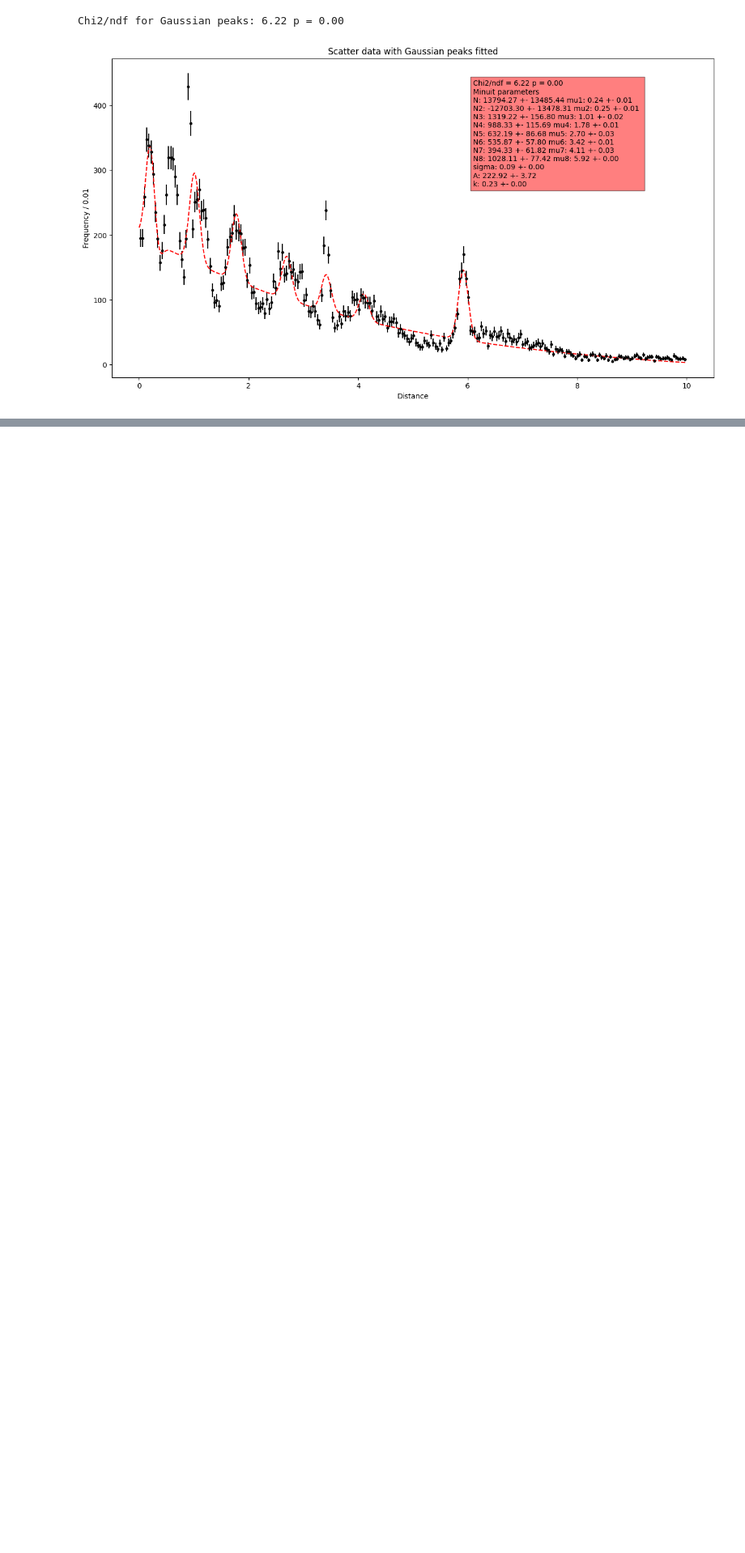
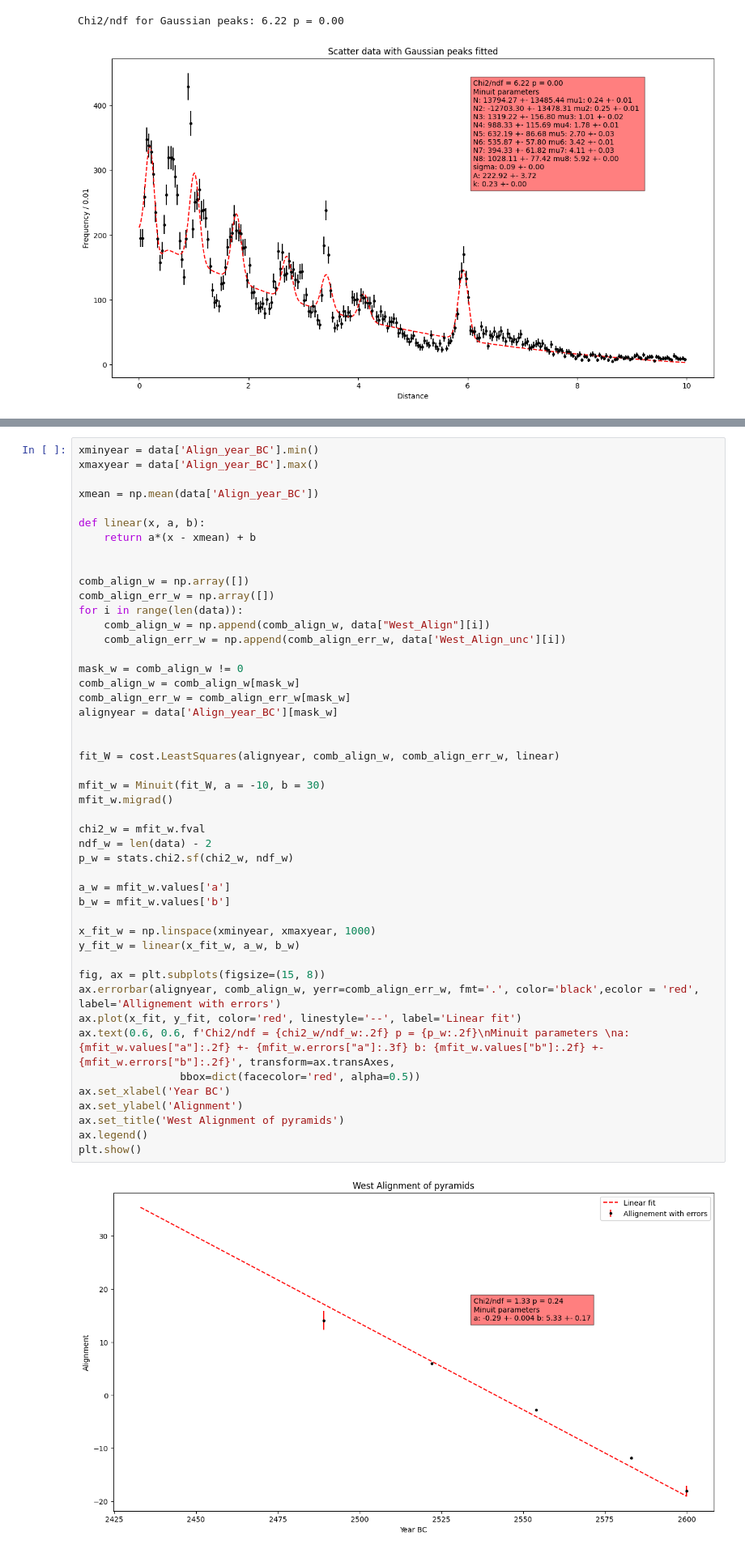
Before and after one commit to EliasBS/AppStat2024, a Jupyter notebook: DataAndCodeForExam/AppStatExam2024.ipynb, the cells around one changed output, grey strips where cells are left out. Shown at 81% size. Saved outputs shown, nothing was run; the diff lists cells and outputs as text; blank space fills up the shorter version.

```diff
--- a/DataAndCodeForExam/AppStatExam2024.ipynb
+++ b/DataAndCodeForExam/AppStatExam2024.ipynb
@@ -1523,0 +1722,49 @@ The reduced chi2 of 6.22 most likely indicates a significant deviation from the
+# %%
+xminyear = data['Align_year_BC'].min()
+xmaxyear = data['Align_year_BC'].max()
+
+xmean = np.mean(data['Align_year_BC'])
+
+def linear(x, a, b):
+    return a*(x - xmean) + b
+
+
+comb_align_w = np.array([])
+comb_align_err_w = np.array([])
+for i in range(len(data)):
+    comb_align_w = np.append(comb_align_w, data["West_Align"][i])
+    comb_align_err_w = np.append(comb_align_err_w, data['West_Align_unc'][i])
+
+mask_w = comb_align_w != 0
+comb_align_w = comb_align_w[mask_w]
+comb_align_err_w = comb_align_err_w[mask_w]
+alignyear = data['Align_year_BC'][mask_w]
+
+
+fit_W = cost.LeastSquares(alignyear, comb_align_w, comb_align_err_w, linear)
+
+mfit_w = Minuit(fit_W, a = -10, b = 30)
+mfit_w.migrad()
+
+chi2_w = mfit_w.fval
+ndf_w = len(data) - 2
+p_w = stats.chi2.sf(chi2_w, ndf_w)
+
+a_w = mfit_w.values['a']
+b_w = mfit_w.values['b']
+
+x_fit_w = np.linspace(xminyear, xmaxyear, 1000)
+y_fit_w = linear(x_fit_w, a_w, b_w)
+
+fig, ax = plt.subplots(figsize=(15, 8))
+ax.errorbar(alignyear, comb_align_w, yerr=comb_align_err_w, fmt='.', color='black',ecolor = 'red', label='Allignement with errors')
+ax.plot(x_fit, y_fit, color='red', linestyle='--', label='Linear fit')
+ax.text(0.6, 0.6, f'Chi2/ndf = {chi2_w/ndf_w:.2f} p = {p_w:.2f}\nMinuit parameters \na: {mfit_w.values["a"]:.2f} +- {mfit_w.errors["a"]:.3f} b: {mfit_w.values["b"]:.2f} +- {mfit_w.errors["b"]:.2f}', transform=ax.transAxes,
+                bbox=dict(facecolor='red', alpha=0.5))
+ax.set_xlabel('Year BC')
+ax.set_ylabel('Alignment')
+ax.set_title('West Alignment of pyramids')
+ax.legend()
+plt.show()
+# %% [output]
+[figure, added]
```
Also changed, not shown: parts of 25 cells of this notebook.
